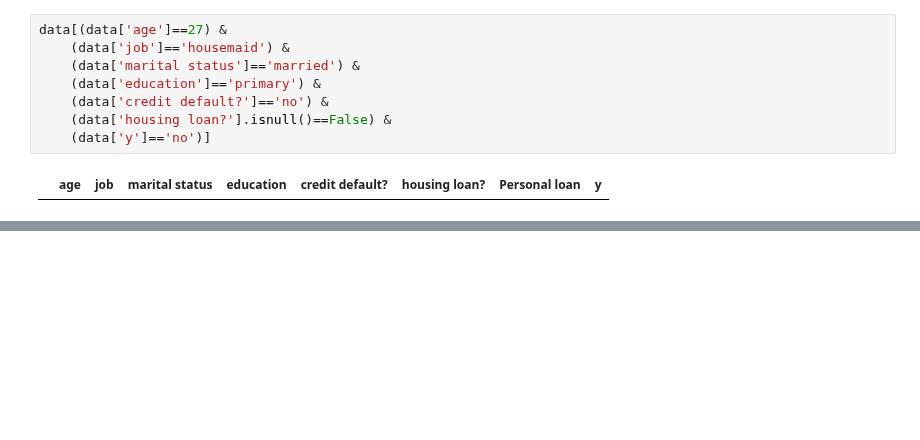
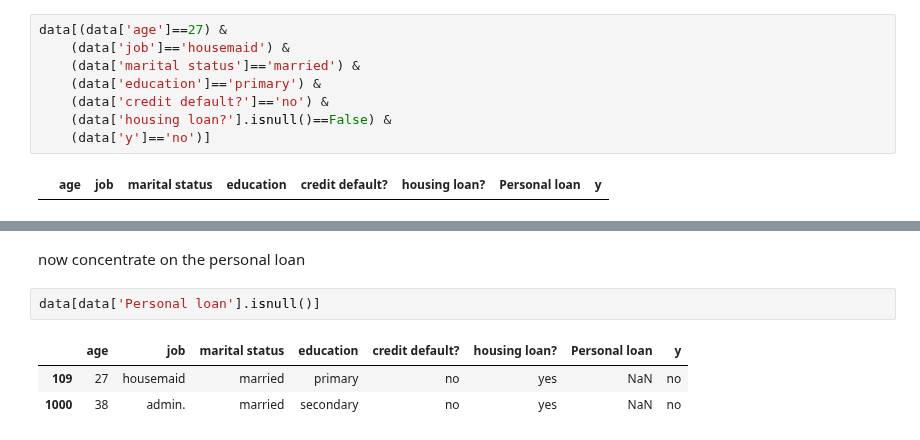
Before and after one commit to lokeshkumarn/Notebooks, a Jupyter notebook: BankTermDeposit.ipynb, the cells around one changed output, grey strips where cells are left out. Drawn from its saved outputs; the diff is of its cells as text; blank space fills up the shorter version.

```diff
--- a/BankTermDeposit.ipynb
+++ b/BankTermDeposit.ipynb
@@ -321,0 +408,8 @@ since we dont have data for matching attribute values , lets
+# %% [markdown]
+now concentrate on the personal loan
+# %%
+data[data['Personal loan'].isnull()]
+# %% [output]
+|  | age | job | marital status | education | credit default? | housing loan? | Personal loan | y |
+| 109 | 27 | housemaid | married | primary | no | yes | NaN | no |
+| 1000 | 38 | admin. | married | secondary | no | yes | NaN | no |
```
Also changed, not shown: parts of 27 cells of this notebook.
